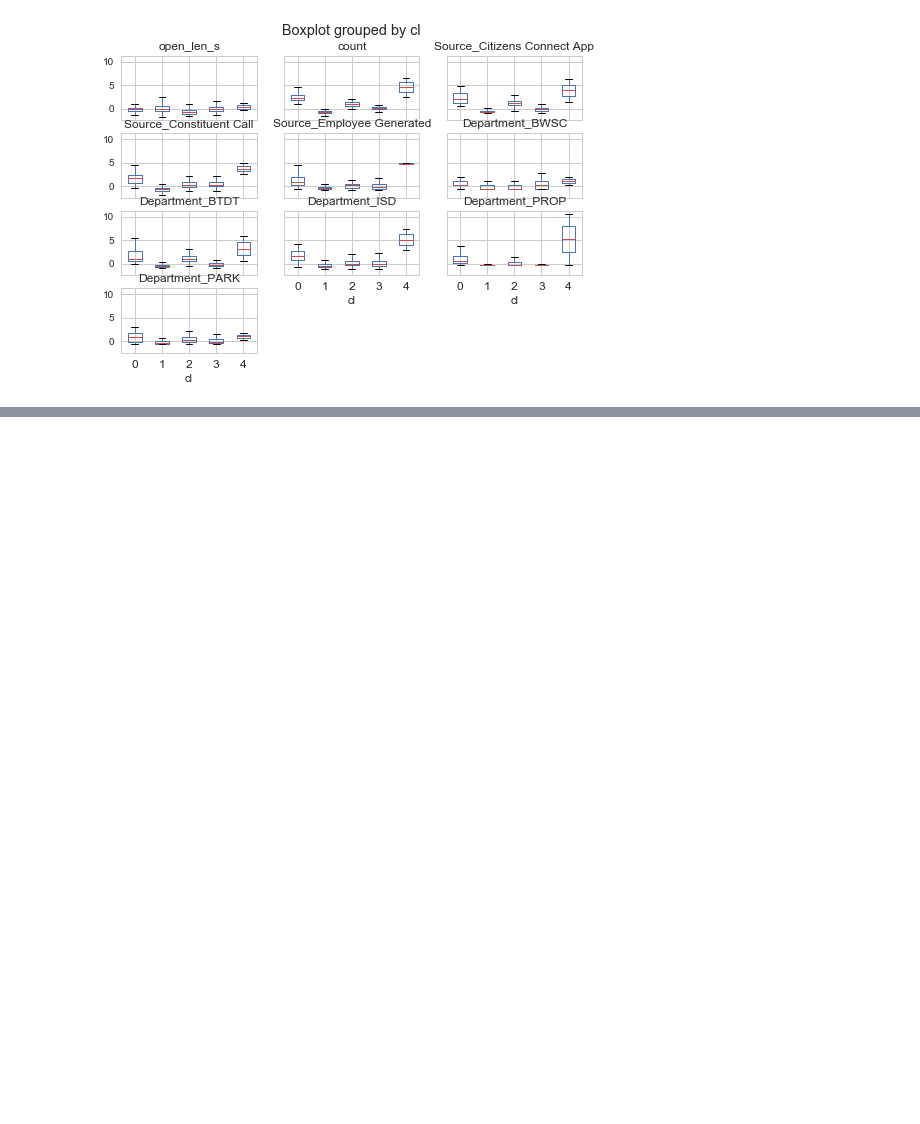
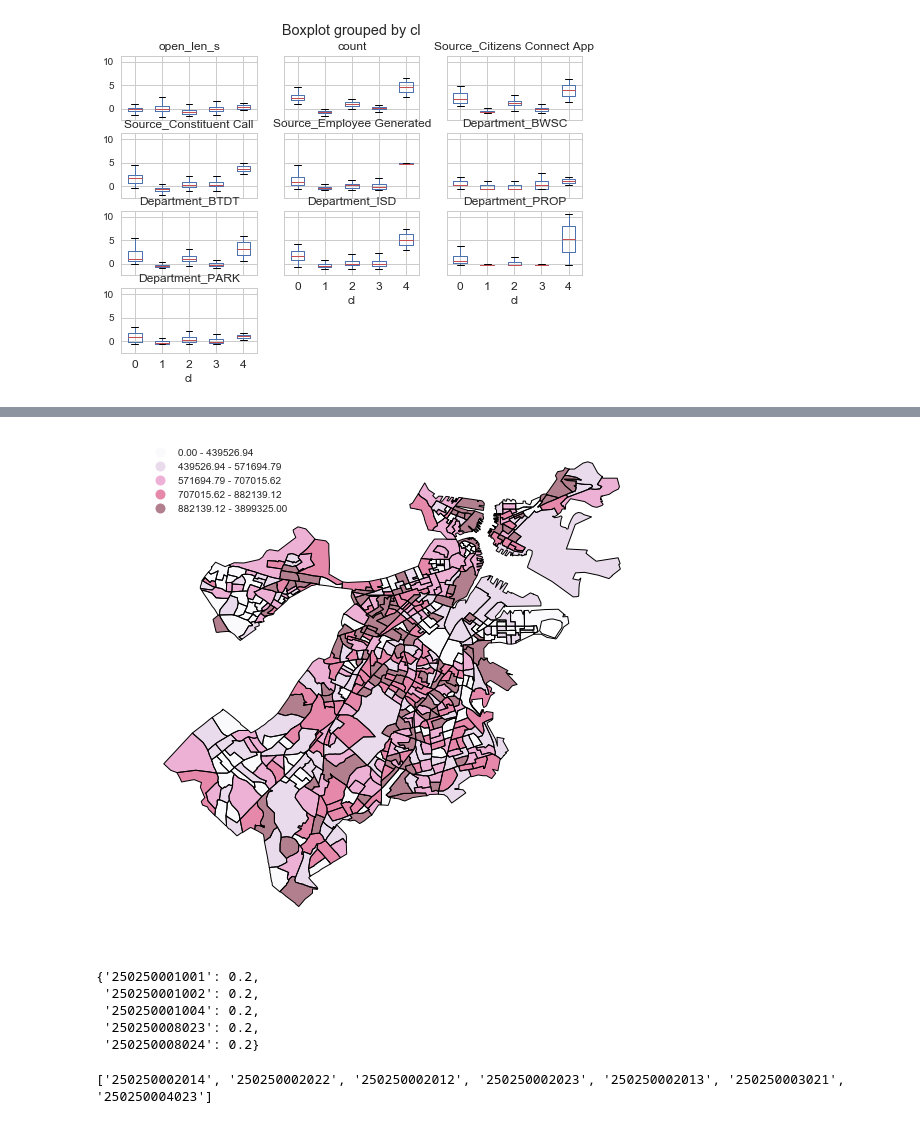
Before and after one commit to paylakatel/explore_311, a Jupyter notebook: clusters.ipynb, the cells around one changed output, grey strips where cells are left out. Cells and saved outputs as stored; diff of their text form; code cells hidden in the pictures; blank space fills up the shorter version.

```diff
--- a/clusters.ipynb
+++ b/clusters.ipynb
@@ -297,3 +297,7 @@ cl_geo.boxplot(cols_subset, 'cl')
 plt.show()
 # %% [output]
 [figure]
+# %%
+open_len_s = cb_r_input.groupby("BG_ID")['open_len_s'].mean()
+open_len = pd.DataFrame(open_len_s)
+open_len = open_len.reset_index(drop=False)
@@ -299,0 +306,3 @@ plt.show()
+# %%
+open_len_geo = geo.merge(open_len, on='BG_ID')
+open_len_geo.head()
@@ -299,0 +316,11 @@ plt.show()
+# %%
+# plot open_len_s
+f, ax = plt.subplots(1, figsize=(9, 9))
+
+open_len_geo.plot(column='open_len_s', ax=ax, cmap='PuRd', scheme="Quantiles", legend=True)
+
+ax.set_axis_off()
+
+plt.show()
+# %% [output]
+[figure, added]
@@ -299,0 +334,8 @@ plt.show()
+# %%
+qW['250250001003']
+# %% [output]
+{'250250001001': 0.2,
+ '250250001002': 0.2,
+ '250250001004': 0.2,
+ '250250008023': 0.2,
+ '250250008024': 0.2}
@@ -299,0 +344,6 @@ plt.show()
+# %%
+self_and_neighbors = ['250250002014']
+self_and_neighbors.extend(qW.neighbors['250250002014'])
+print(self_and_neighbors)
+# %% [output]
+['250250002014', '250250002022', '250250002012', '250250002023', '250250002013', '250250003021', '250250004023']
```
Also changed, not shown: parts of 25 cells of this notebook.
